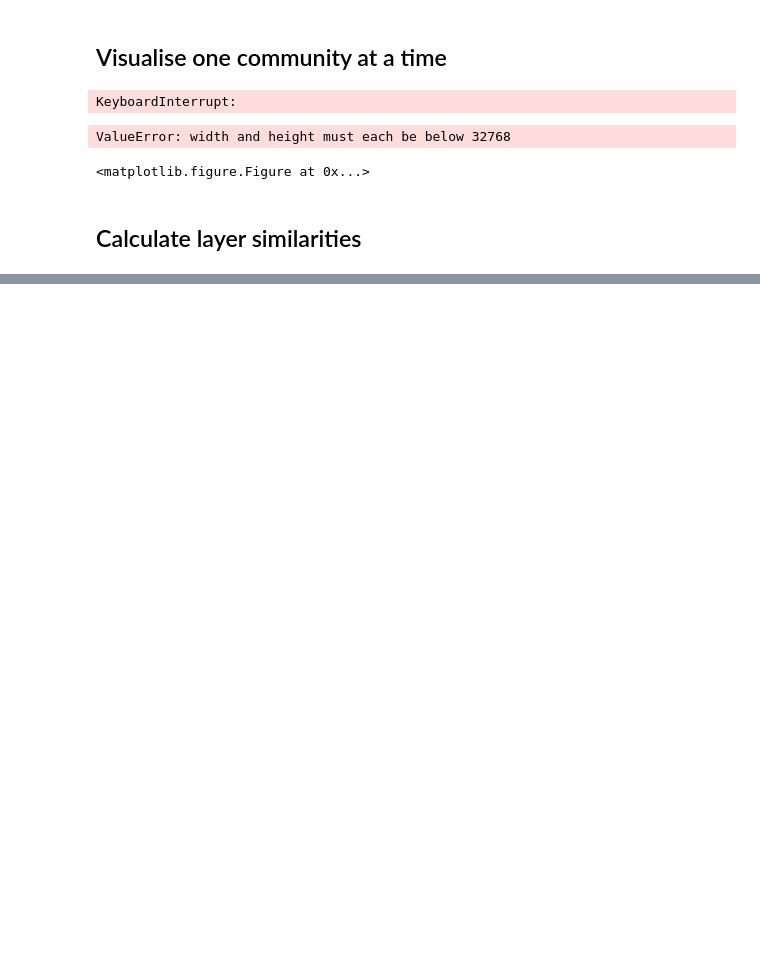
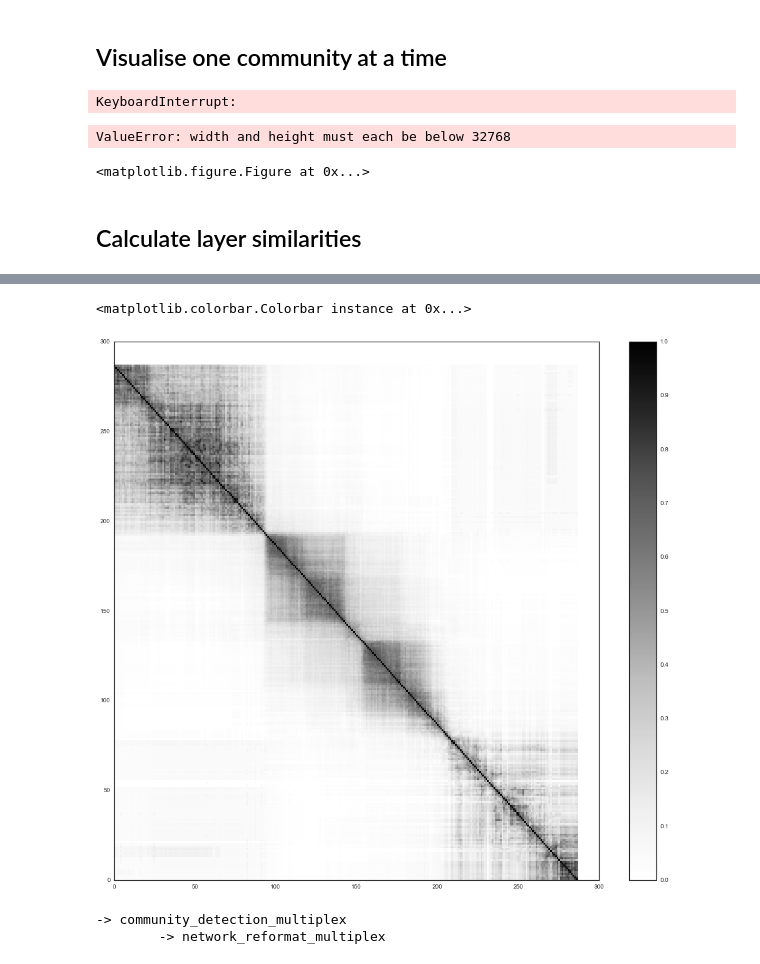
Before and after one commit to ulfaslak/InfomapSensibleDTU, a Jupyter notebook: layer_matching.ipynb, the cells around one changed output, grey strips where cells are left out. Cells and saved outputs as stored; diff of their text form; code cells hidden in the pictures; blank space fills up the shorter version.

```diff
--- a/layer_matching.ipynb
+++ b/layer_matching.ipynb
@@ -1244,0 +1253,13 @@ len(layers)
+# %%
+X = calculate_similarity_matrix(day_sho_5mins, communities_day_sho_5mins1)
+plt.figure(figsize=(18,16))
+plt.pcolor(X[::-1])
+plt.colorbar()
+# %% [output]
+<matplotlib.colorbar.Colorbar instance at 0x...>
+[figure, added]
+# %%
+community = community_detection_multiplex(day_sho_5mins, halflife=3600, extended=True)
+# %% [output]
+-> community_detection_multiplex
+        -> network_reformat_multiplex
```
Also changed, not shown: parts of 26 cells of this notebook, 16 other files.
